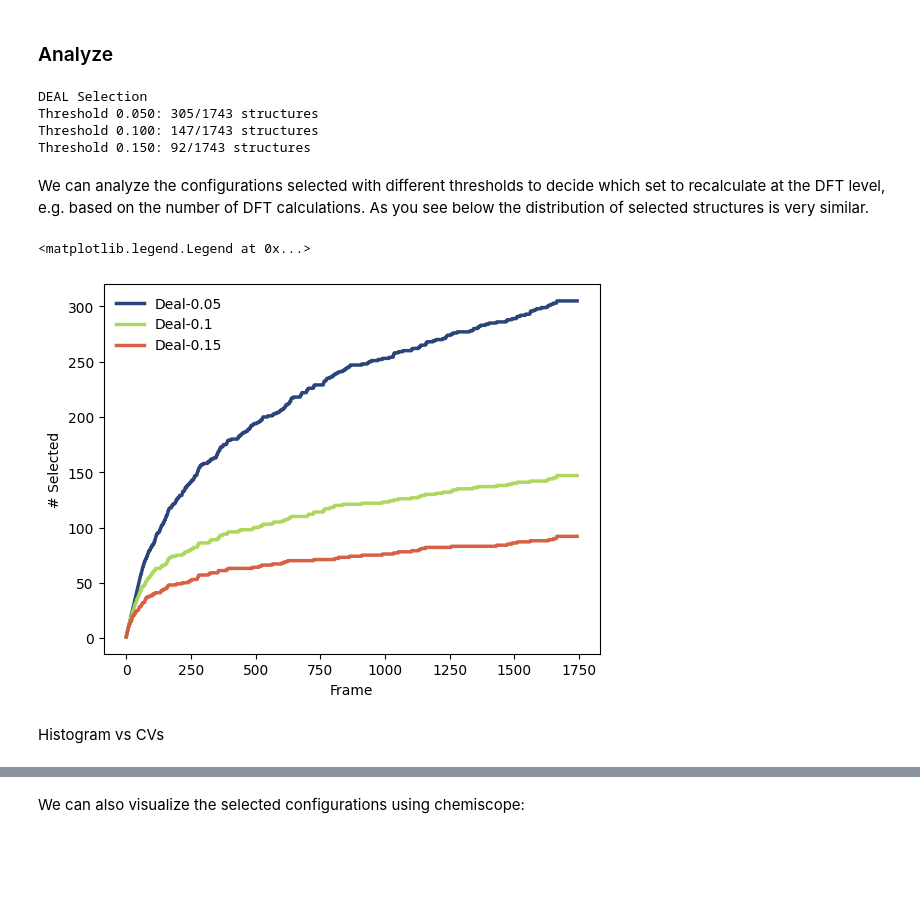
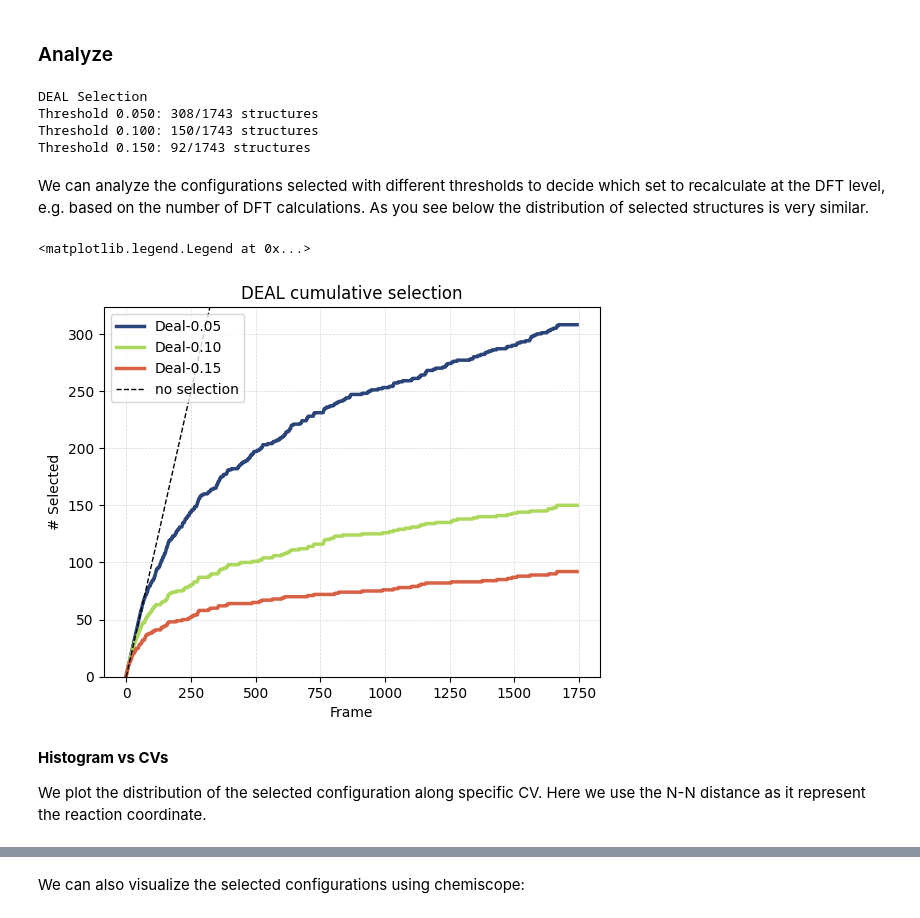
Before and after one commit to sperego98/DEAL, a Jupyter notebook: examples/1_activelearning_N2/active-learning-N2.ipynb, the cells around one changed output, grey strips where cells are left out. Cells and saved outputs as stored; diff of their text form; code cells hidden in the pictures; blank space fills up the shorter version.

```diff
--- a/examples/1_activelearning_N2/active-learning-N2.ipynb
+++ b/examples/1_activelearning_N2/active-learning-N2.ipynb
@@ -167,9 +186,9 @@ Some tips:
 # %%
 # set DEAL parameters
 cutoff = 5
-deal_thresholds = [0.15,0.1,0.05]
+deal_thresholds = [0.05,0.1,0.15]
 
-deal_folder = 'selection'
+deal_folder = 'c_selection'
 
 for deal_threshold in deal_thresholds:
     output_prefix = f'{deal_folder}/deal_{deal_threshold:.3f}'
@@ -242,6 +261,8 @@ deal -c input.yaml > deal.log 2>&1         # run deal
 # %% [markdown]
 ### Analyze
 # %%
+from ase.io import read
+
 deal_thresholds = [0.05,0.1,0.15]
 
 traj_deals = {}
@@ -259,27 +280,33 @@ for deal_threshold in deal_thresholds:
 colors = mpl.colormaps['fessa'](np.linspace(0, 1, len(traj_deals)))
 # %% [output]
 DEAL Selection
-Threshold 0.050: 305/1743 structures
-Threshold 0.100: 147/1743 structures
+Threshold 0.050: 308/1743 structures
+Threshold 0.100: 150/1743 structures
 Threshold 0.150: 92/1743 structures
 # %% [markdown]
 We can analyze the configurations selected with different thresholds to decide which set to recalculate at the DFT level, e.g. based on the number of DFT calculations. As you see below the distribution of selected structures is very similar.
 # %%
 fig, ax = plt.subplots()
 
 for k,(deal_threshold,traj_deal) in enumerate(traj_deals.items()):
     selected_ids = [ atoms.info['step'] for atoms in traj_deal ]
     selection_curve = [np.sum(np.asarray(selected_ids)<=i) for i in range(len(traj_all))]
-    ax.plot(selection_curve,label=f'Deal-{deal_threshold}',linewidth=2.5,alpha=0.95, color=colors[k])
+    ax.plot(selection_curve,label=f'Deal-{deal_threshold:.2f}',linewidth=2.5,alpha=0.95, color=colors[k])
 
+ax.set_title(f'DEAL cumulative selection')
 ax.set_xlabel('Frame')
 ax.set_ylabel('# Selected')
-ax.legend(frameon=False)
+ax.axline((0,0),slope=1,color='black',linestyle='--',linewidth=1,label='no selection')
+ax.grid(True, which='both', linestyle='--', linewidth=0.5, alpha=0.5)
+ax.set_ylim(0)
+ax.legend()
 # %% [output]
 <matplotlib.legend.Legend at 0x...>
-[figure, old version]
+[figure, new version]
-# %% [markdown]
-Histogram vs CVs
+# %% [markdown]
+**Histogram vs CVs**
+
+We plot the distribution of the selected configuration along specific CV. Here we use the N-N distance as it represent the reaction coordinate.
 # %%
 print("Available CVs:",[c for c in traj_all[0].info.keys() ])
 
```
Also changed, not shown: parts of 13 cells of this notebook, 22 other files.
